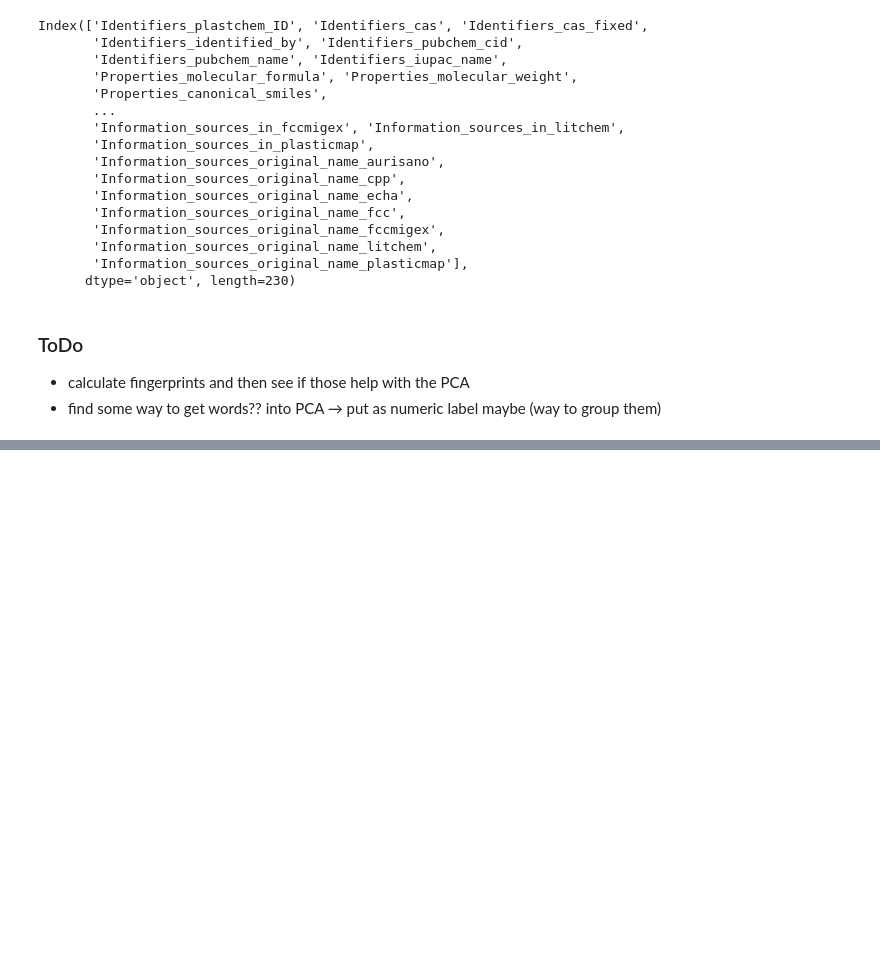
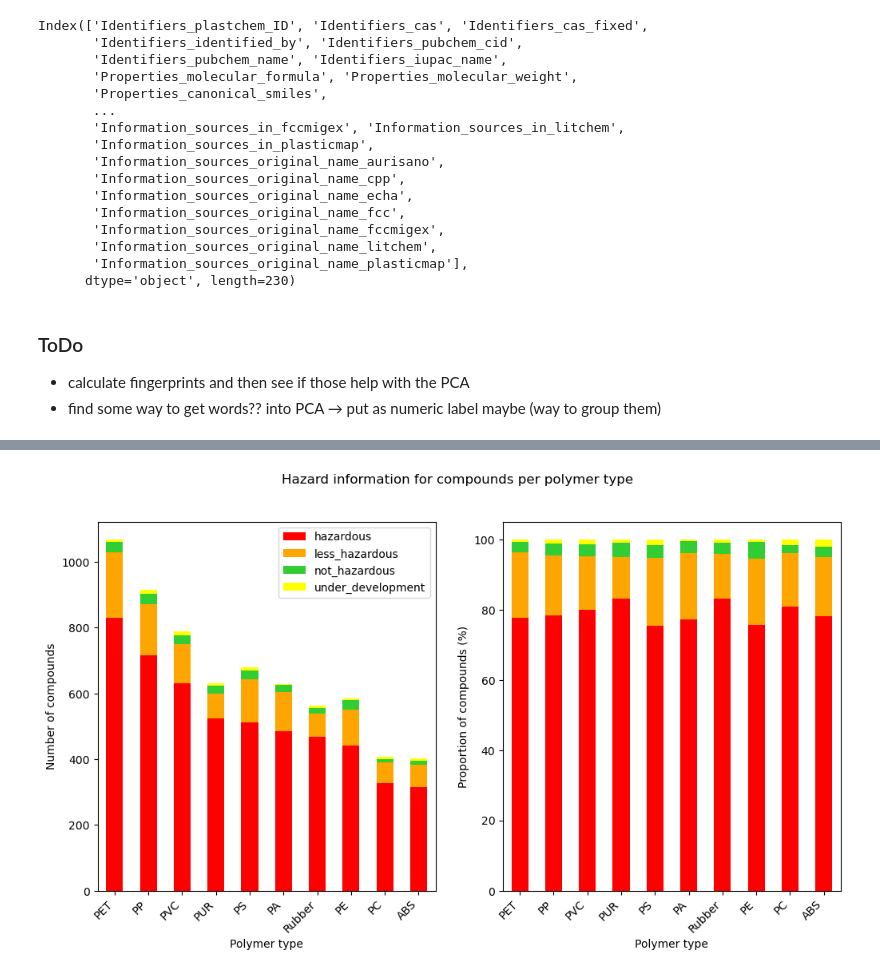
Before and after one commit to ameliehuebner/plastchem-project, a Jupyter notebook: analysis/visual.ipynb, the cells around one changed output, grey strips where cells are left out. Saved outputs shown, nothing was run; the diff lists cells and outputs as text; code cells hidden in the pictures; blank space fills up the shorter version.

```diff
--- a/analysis/visual.ipynb
+++ b/analysis/visual.ipynb
@@ -113,0 +250,84 @@ plt.show()
+# %%
+hazard_cols = [
+        'Hazard_information_Carcinogenic', 'Hazard_information_Mutagenic', 'Hazard_information_Reproduction', 'Hazard_information_CMR',
+        'Hazard_information_STOT', 'Hazard_information_EDC', 'Hazard_information_Aquatic_toxicity', 'Hazard_information_PBT',
+        'Hazard_information_vPvB', 'Hazard_information_PMT', 'Hazard_information_vPvM'
+    ]
+
+plastics = [
+    '_PET', '_PE', '_PP', '_PVC', '_PA', '_PS', '_Rubber', '_PUR', '_ABS', '_PC'
+]
+col_plastics = [col for col in plast_chem.columns if col.endswith(tuple([polymer for polymer in plastics]))]
+
+def polymer_plot(plast_chem, title):
+    """
+    Plots the hazard classes per polymer type
+    """
+
+    # for col in hazard_cols:
+    #     print(col)
+    #     print(plast_chem[col].value_counts(dropna=False).head(10))
+    #     print("----")
+    rows = []
+
+    # 16325
+    for col in col_plastics:
+        subset_pol = plast_chem[plast_chem[col].notna()]
+        hazard = subset_pol['Hazard_information_Hazard_score']
+
+        rows.append({
+            "polymer": col.replace("Commodity_plastics_", "").replace("Elastomers_", "").replace("Specialty_plastic_", ""),
+            "hazardous": hazard.isin([1, 2]).sum(),
+            "less_hazardous": (hazard == 0.5).sum(),
+            "not_hazardous": (hazard == 0).sum(),
+            "under_development": (hazard == 0.25).sum(),
+            #"not_classified": hazard.isna().sum()
+        })
+
+    polymer_hazards = pd.DataFrame(rows)
+    polymer_hazards.sort_values(by='hazardous', inplace=True, ascending=False)
+
+    colors = [ "red", "orange", "limegreen", "yellow", "gainsboro"]
+
+    fig, (ax1, ax2) = plt.subplots(1, 2, figsize=(12,6))
+
+    ax1 = polymer_hazards.set_index("polymer").plot(
+        ax=ax1,
+        kind="bar",
+        stacked=True,
+        color=colors
+    )
+
+    ax1.set_xticklabels(ax1.get_xticklabels(), rotation=45, ha="right")
+
+    ax1.set_ylabel("Number of compounds")
+    ax1.set_xlabel("Polymer type")
+
+    polymer_percent = (
+        polymer_hazards
+        .set_index("polymer")
+        .div(
+            polymer_hazards.set_index("polymer").sum(axis=1),
+            axis=0
+        ).multiply(100)
+    )
+
+    ax2 = polymer_percent.plot(
+        ax=ax2,
+        kind="bar",
+        stacked=True,
+        color=colors
+    )
+
+    ax2.set_xticklabels(ax1.get_xticklabels(), rotation=45, ha="right")
+
+    ax2.set_ylabel("Proportion of compounds (%)")
+    ax2.set_xlabel("Polymer type")
+    ax2.legend_ = None
+    fig.suptitle(title)
+
+    return fig
+
+plt.show(polymer_plot(plast_chem, "Hazard information for compounds per polymer type"))
+# %% [output]
+[figure, added]
```
Also changed, not shown: parts of 15 cells of this notebook, 5 other files.
